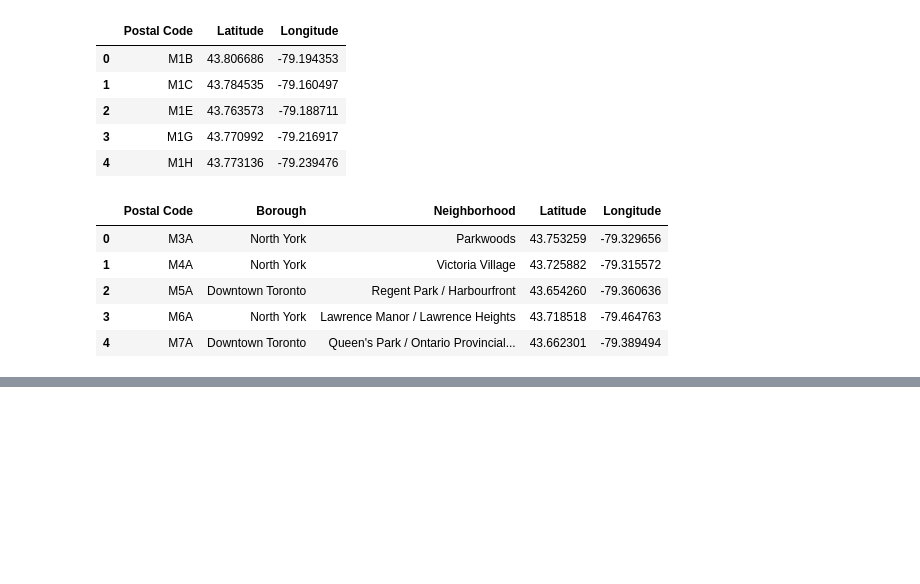
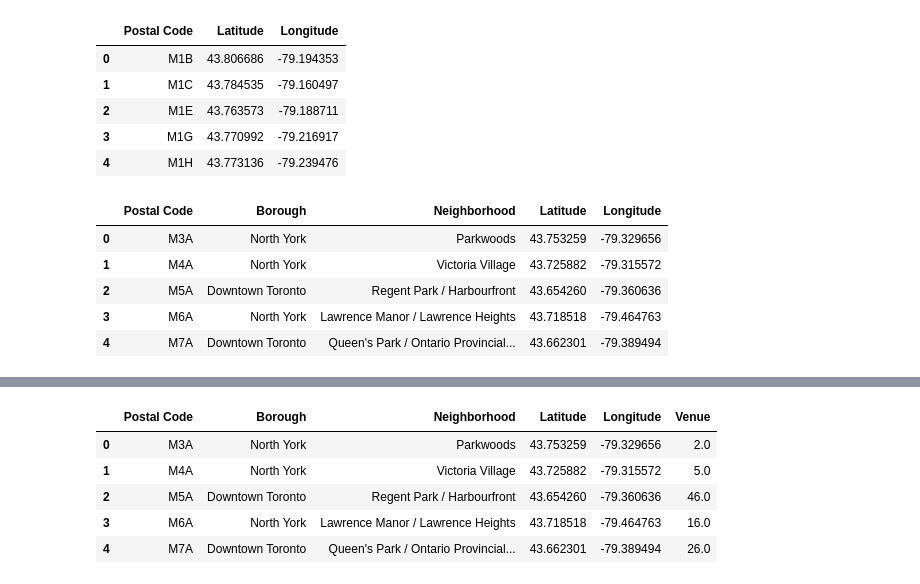
Before and after one commit to thegame4012/github-example, a Jupyter notebook: ScrapingtoDataframe.ipynb, the cells around one changed output, grey strips where cells are left out. Drawn from its saved outputs; the diff is of its cells as text; code cells hidden in the pictures; blank space fills up the shorter version.

```diff
--- a/ScrapingtoDataframe.ipynb
+++ b/ScrapingtoDataframe.ipynb
@@ -69,0 +149,13 @@ df_merge.head()
+# %%
+ds_toronto = toronto_venues.groupby('Neighborhood').Venue.nunique()
+ds_toronto.to_frame()
+df_forvisualize = pd.merge(df_merge, ds_toronto, on='Neighborhood', how='left')
+df_forvisualize.fillna(0, inplace=True)
+df_forvisualize.head()
+# %% [output]
+|  | Postal Code | Borough | Neighborhood | Latitude | Longitude | Venue |
+| 0 | M3A | North York | Parkwoods | 43.753259 | -79.329656 | 2.0 |
+| 1 | M4A | North York | Victoria Village | 43.725882 | -79.315572 | 5.0 |
+| 2 | M5A | Downtown Toronto | Regent Park / Harbourfront | 43.654260 | -79.360636 | 46.0 |
+| 3 | M6A | North York | Lawrence Manor / Lawrence Heights | 43.718518 | -79.464763 | 16.0 |
+| 4 | M7A | Downtown Toronto | Queen's Park / Ontario Provincial... | 43.662301 | -79.389494 | 26.0 |
```
Also changed, not shown: parts of 7 cells of this notebook.
